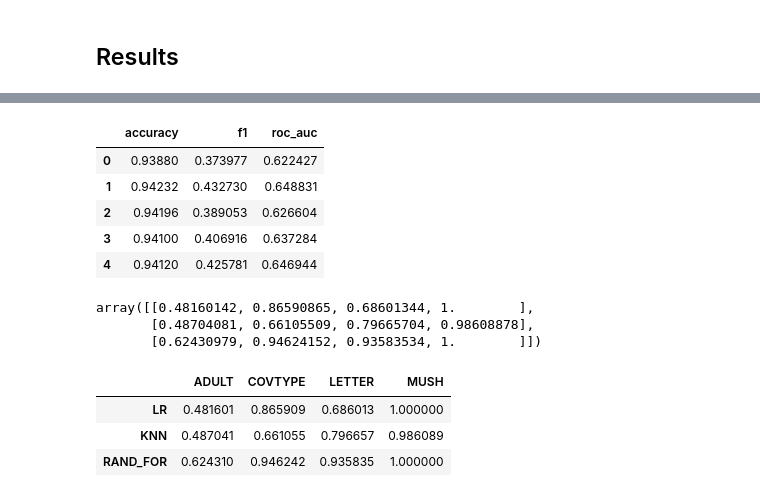
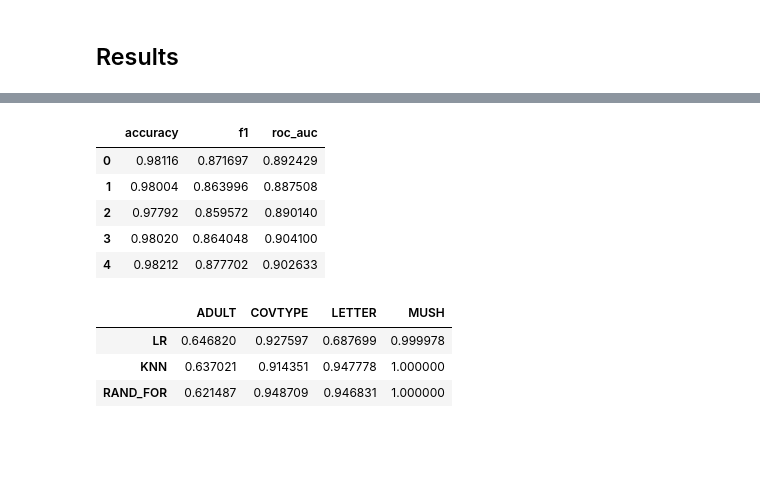
Before and after one commit to sh-biswas/COGS118A_Final_Project, a Jupyter notebook: Final_Project.ipynb, the cells around one changed output, grey strips where cells are left out. Drawn from its saved outputs; the diff is of its cells as text; code cells hidden in the pictures; blank space fills up the shorter version.

Commit message:
Calculate results

```diff
--- a/Final_Project.ipynb
+++ b/Final_Project.ipynb
@@ -639,5 +1037,3 @@ Name: lettr, dtype: int64
 y3.shape
 # %% [output]
 (20000,)
-# %%
-X3 = X3.dropna()
@@ -934,0 +1576,3 @@ results
+# %%
+results_test = [AD1_test, AD2_test, AD3_test, AD4_test]
+results_train = [AD1_train, AD2_train, AD3_train, AD4_train]
@@ -935,13 +1599,13 @@ results
 # %%
 # An example
-results[1]['COVTYPE']['KNN']
+results_test[1]['COVTYPE']['KNN']
 # %% [output]
 |  | accuracy | f1 | roc_auc |
-| 0 | 0.93880 | 0.373977 | 0.622427 |
-| 1 | 0.94232 | 0.432730 | 0.648831 |
-| 2 | 0.94196 | 0.389053 | 0.626604 |
-| 3 | 0.94100 | 0.406916 | 0.637284 |
-| 4 | 0.94120 | 0.425781 | 0.646944 |
+| 0 | 0.98116 | 0.871697 | 0.892429 |
+| 1 | 0.98004 | 0.863996 | 0.887508 |
+| 2 | 0.97792 | 0.859572 | 0.890140 |
+| 3 | 0.98020 | 0.864048 | 0.904100 |
+| 4 | 0.98212 | 0.877702 | 0.902633 |
 # %%
 algorithms = ['LR', 'KNN', 'RAND_FOR']
 datasets = ['ADULT', 'COVTYPE', 'LETTER', 'MUSH']
@@ -957,7 +1621 @@ for col, data in enumerate(datasets):
-# %%
-results1
-# %% [output]
-array([[0.48160142, 0.86590865, 0.68601344, 1.        ],
-       [0.48704081, 0.66105509, 0.79665704, 0.98608878],
-       [0.62430979, 0.94624152, 0.93583534, 1.        ]])
 # %%
@@ -965,7 +1623,7 @@ results1 = pd.DataFrame(results1, columns = datasets, index = algorithms)
-# %%
-results1
-# %% [output]
-|  | ADULT | COVTYPE | LETTER | MUSH |
-| LR | 0.481601 | 0.865909 | 0.686013 | 1.000000 |
-| KNN | 0.487041 | 0.661055 | 0.796657 | 0.986089 |
-| RAND_FOR | 0.624310 | 0.946242 | 0.935835 | 1.000000 |
+# %%
+results_test_data
+# %% [output]
+|  | ADULT | COVTYPE | LETTER | MUSH |
+| LR | 0.646820 | 0.927597 | 0.687699 | 0.999978 |
+| KNN | 0.637021 | 0.914351 | 0.947778 | 1.000000 |
+| RAND_FOR | 0.621487 | 0.948709 | 0.946831 | 1.000000 |
```
Also changed, not shown: parts of 91 cells of this notebook, 14 other files.
